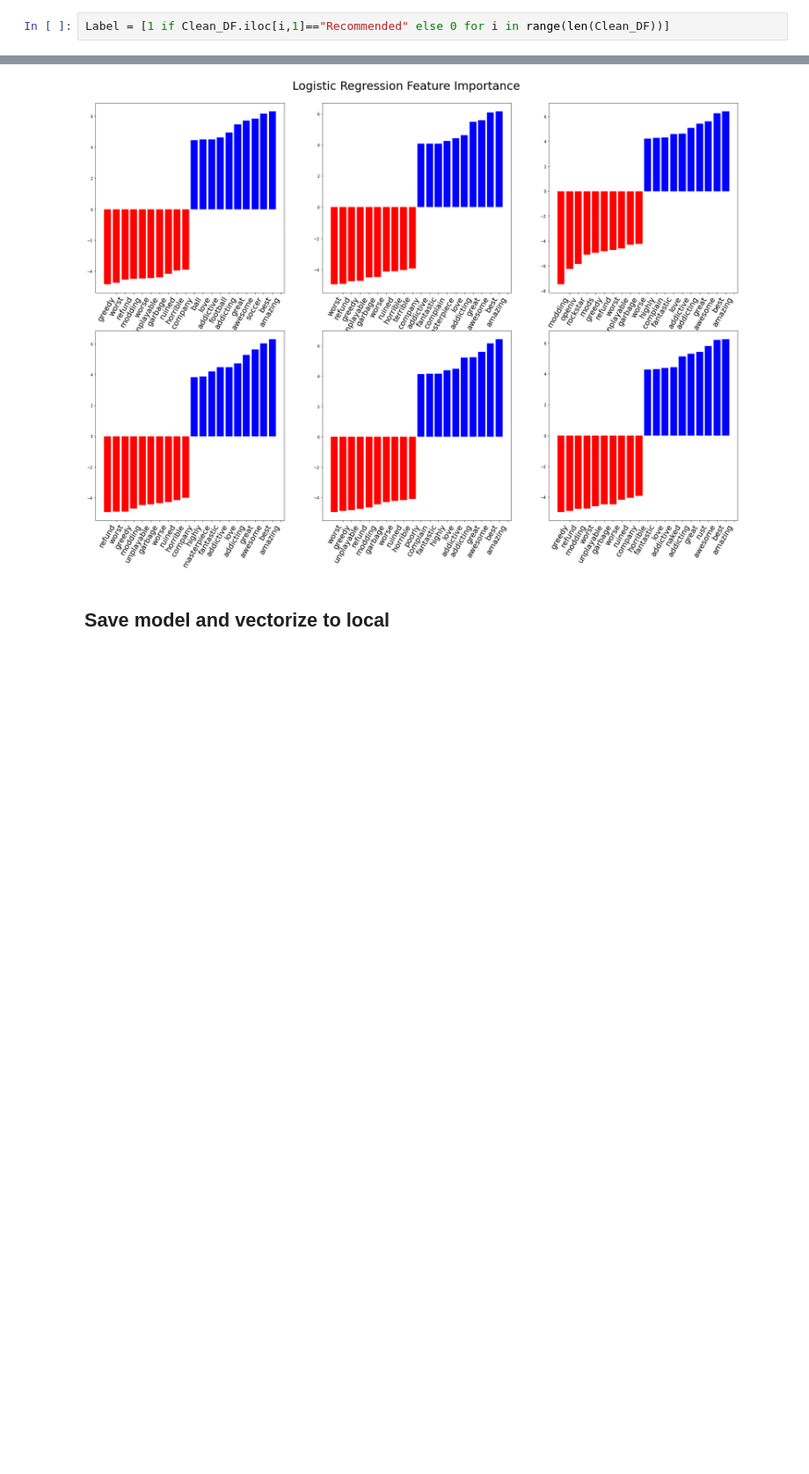
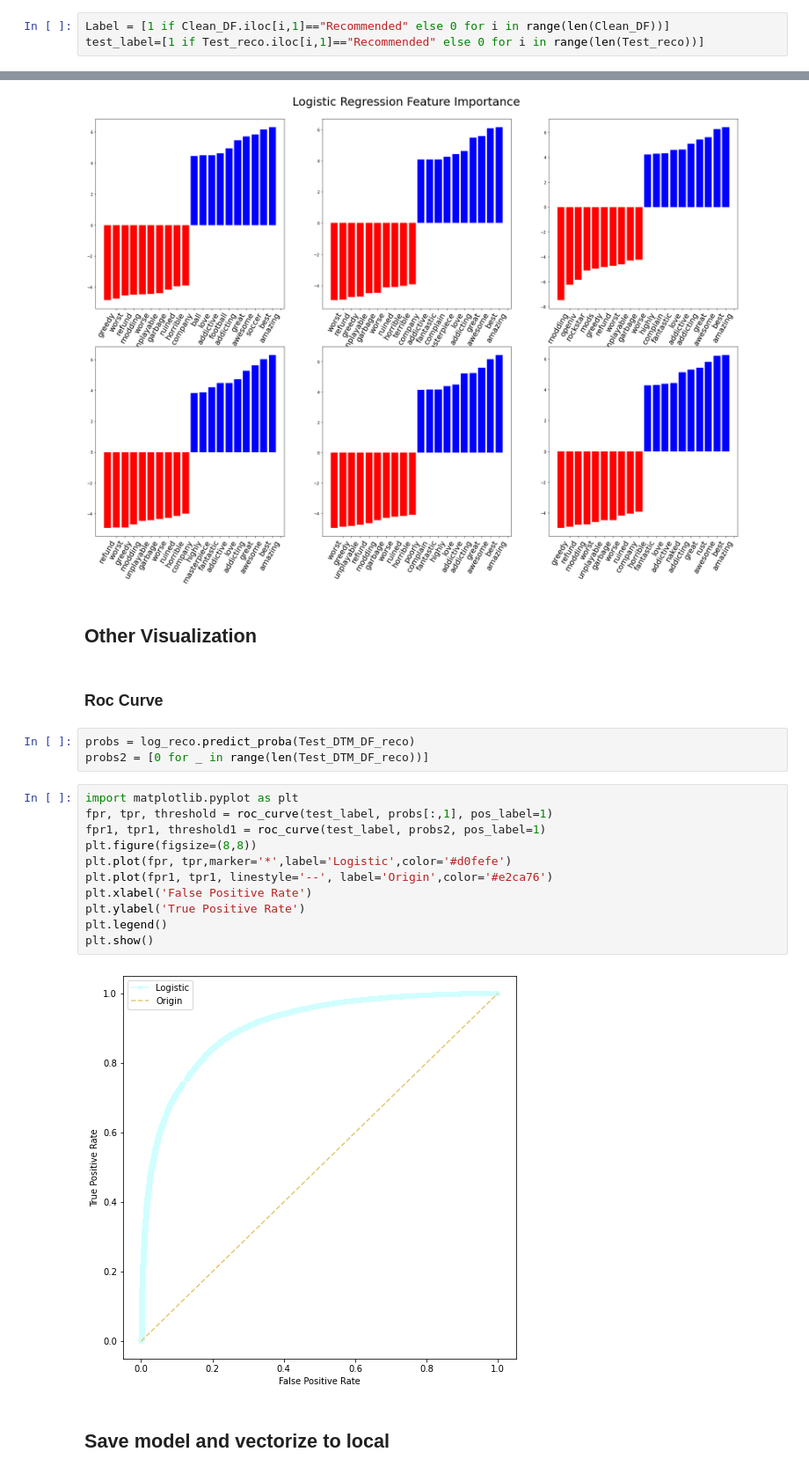
Before and after one commit to lm2546/Game-Review-Classification, a Jupyter notebook: Model/logistic.ipynb, the cells around one changed output, grey strips where cells are left out. Shown: that part at 88% size. Cells and saved outputs as stored; diff of their text form; blank space fills up the shorter version.

```diff
--- a/Model/logistic.ipynb
+++ b/Model/logistic.ipynb
@@ -81,6 +82,7 @@ The accuracy of logistic regression model is:0.84
 Convert model to integer.
 # %%
 Label = [1 if Clean_DF.iloc[i,1]=="Recommended" else 0 for i in range(len(Clean_DF))]
+test_label=[1 if Test_reco.iloc[i,1]=="Recommended" else 0 for i in range(len(Test_reco))]
 # %% [markdown]
 Use cross valiadation to generate logistic model.
 # %%
@@ -128,6 +130,26 @@ for idx,estimator in enumerate(cv_reco['estimator']):
     #plt.bar(x = feature_importances.index[:10:], height=feature_importances["importance"][:10:])
 # %% [output]
 [figure]
+# %% [markdown]
+## Other Visualization
+# %% [markdown]
+### Roc Curve
+# %%
+probs = log_reco.predict_proba(Test_DTM_DF_reco)
+probs2 = [0 for _ in range(len(Test_DTM_DF_reco))]
+# %%
+import matplotlib.pyplot as plt
+fpr, tpr, threshold = roc_curve(test_label, probs[:,1], pos_label=1)
+fpr1, tpr1, threshold1 = roc_curve(test_label, probs2, pos_label=1)
+plt.figure(figsize=(8,8))
+plt.plot(fpr, tpr,marker='*',label='Logistic',color='#d0fefe')
+plt.plot(fpr1, tpr1, linestyle='--', label='Origin',color='#e2ca76')
+plt.xlabel('False Positive Rate')
+plt.ylabel('True Positive Rate')
+plt.legend()
+plt.show()
+# %% [output]
+[figure, added]
 # %% [markdown]
 ## Save model and vectorize to local
 # %%
```
Also changed, not shown: parts of 1 cell of this notebook.
